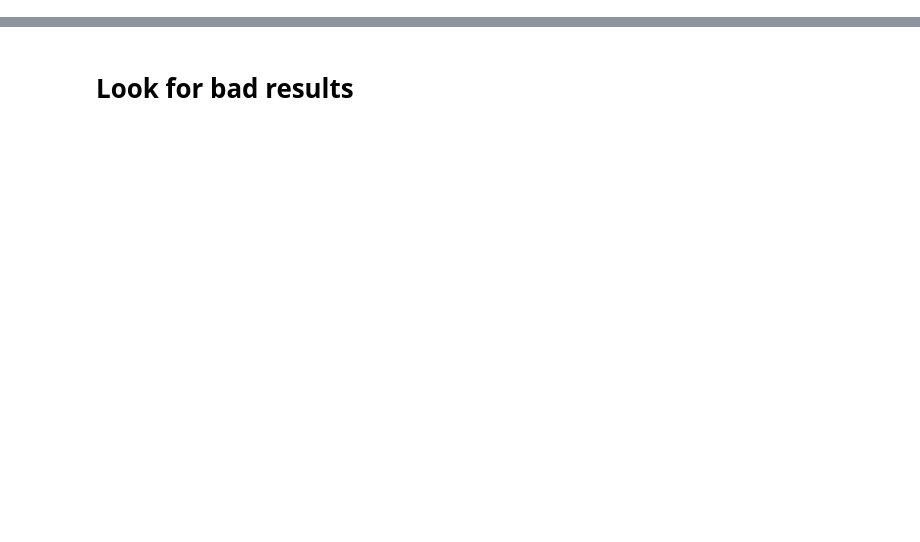
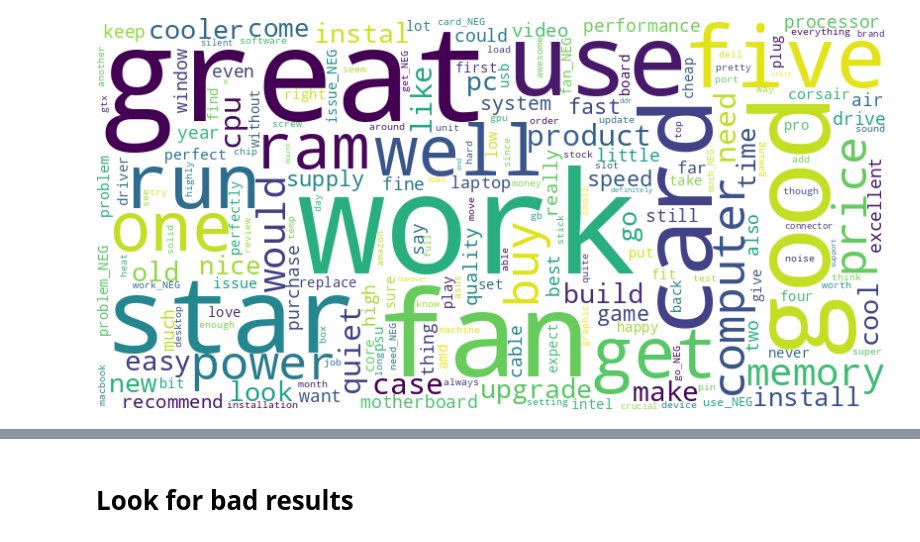
Before and after one commit to saiteki-kai/amazon-reviews, a Jupyter notebook: notebooks/02_preprocessing.ipynb, the cells around one changed output, grey strips where cells are left out. Saved outputs shown, nothing was run; the diff lists cells and outputs as text; code cells hidden in the pictures; blank space fills up the shorter version.

```diff
--- a/notebooks/02_preprocessing.ipynb
+++ b/notebooks/02_preprocessing.ipynb
@@ -41,0 +120,13 @@ wc.to_image()
+# %%
+# generate the word cloud
+wc = WordCloud(
+    collocations=False,
+    prefer_horizontal=0.6,
+    width=800,
+    height=400,
+    background_color="white",
+)
+wc.fit_words(pos_c)
+wc.to_image()
+# %% [output]
+[figure, added]
```
Also changed, not shown: parts of 14 cells of this notebook, 1 other file.
